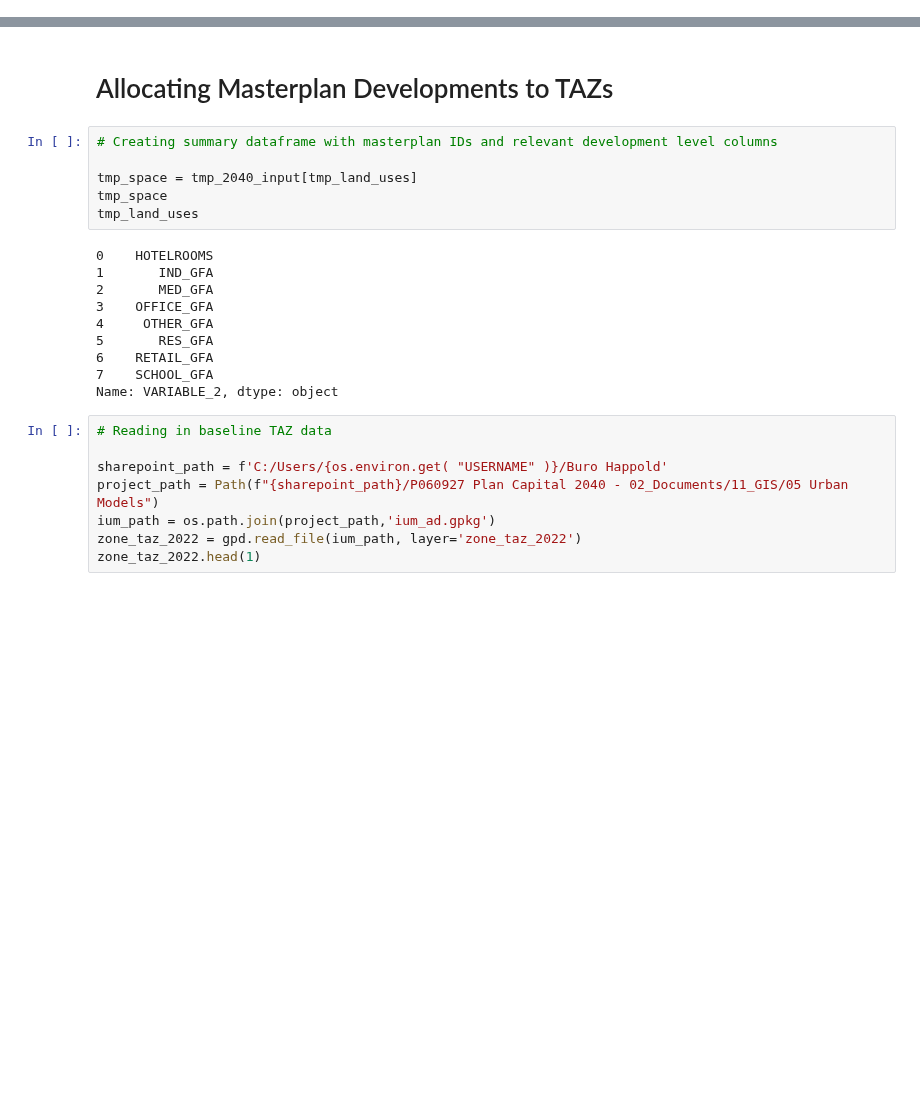
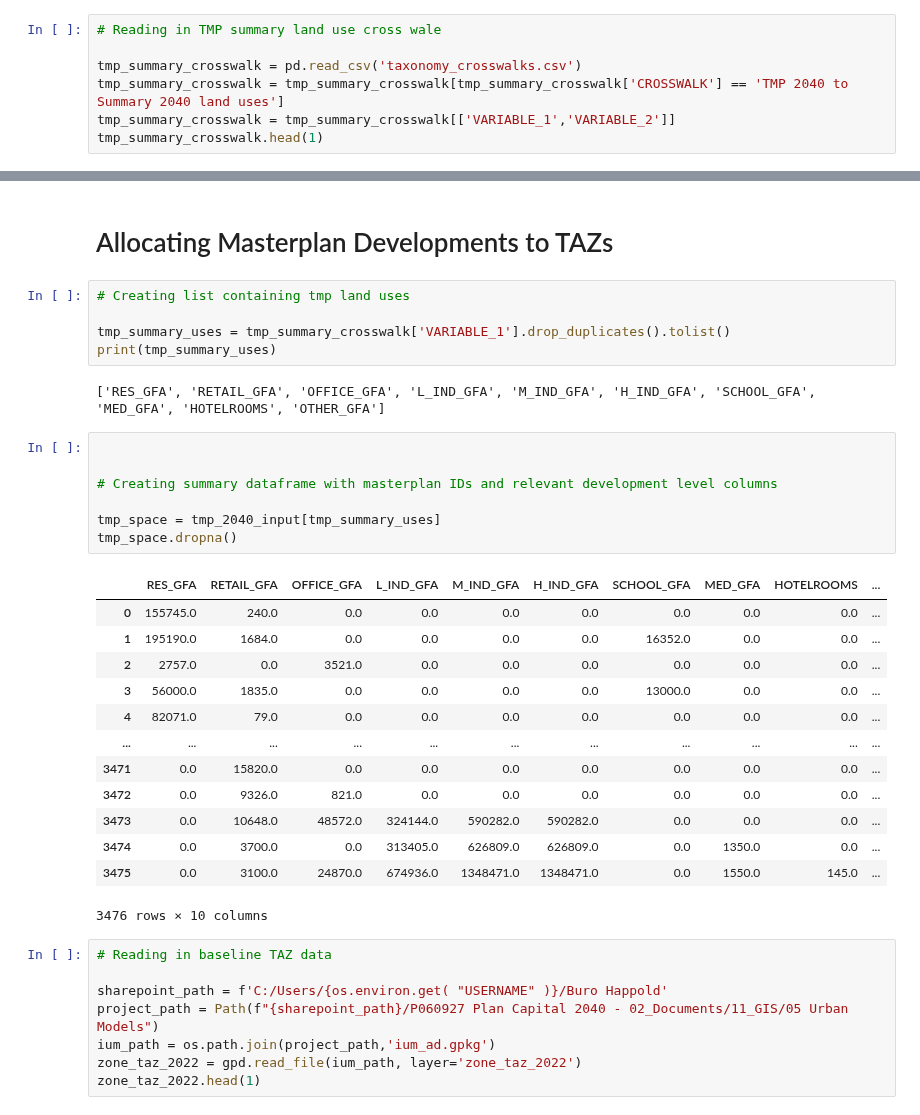
Before and after one commit to BuroHappoldLegacySoup/PlanCapitalLandModel, a Jupyter notebook: Module 1 Masterplan to TAZ Allocation.ipynb, the cells around one changed output, grey strips where cells are left out. Saved outputs shown, nothing was run; the diff lists cells and outputs as text; blank space fills up the shorter version.

```diff
--- a/Module 1 Masterplan to TAZ Allocation.ipynb
+++ b/Module 1 Masterplan to TAZ Allocation.ipynb
@@ -38,3 +38,10 @@ land_use_crosswalk.head(1)
 # %% [output]
 |  | VARIABLE_1 | VARIABLE_2 |
 | 17 | Residential (GFA) | RES_GFA |
+# %%
+# Reading in TMP summary land use cross wale
+
+tmp_summary_crosswalk = pd.read_csv('taxonomy_crosswalks.csv')
+tmp_summary_crosswalk = tmp_summary_crosswalk[tmp_summary_crosswalk['CROSSWALK'] == 'TMP 2040 to Summary 2040 land uses']
+tmp_summary_crosswalk = tmp_summary_crosswalk[['VARIABLE_1','VARIABLE_2']]
+tmp_summary_crosswalk.head(1)
@@ -107,22 +116,34 @@ mp_to_tmp_space.head(1)
 | 0 | 10005 | HOTELROOMS | 0.0 |
 # %% [markdown]
 # Allocating Masterplan Developments to TAZs
+# %%
+# Creating list containing tmp land uses
+
+tmp_summary_uses = tmp_summary_crosswalk['VARIABLE_1'].drop_duplicates().tolist()
+print(tmp_summary_uses)
+# %% [output]
+['RES_GFA', 'RETAIL_GFA', 'OFFICE_GFA', 'L_IND_GFA', 'M_IND_GFA', 'H_IND_GFA', 'SCHOOL_GFA', 'MED_GFA', 'HOTELROOMS', 'OTHER_GFA']
 # %%
+
+
 # Creating summary dataframe with masterplan IDs and relevant development level columns
 
-tmp_space = tmp_2040_input[tmp_land_uses]
-tmp_space
-tmp_land_uses
+tmp_space = tmp_2040_input[tmp_summary_uses]
+tmp_space.dropna()
 # %% [output]
+|  | RES_GFA | RETAIL_GFA | OFFICE_GFA | L_IND_GFA | M_IND_GFA | H_IND_GFA | SCHOOL_GFA | MED_GFA | HOTELROOMS | ... |
+| 0 | 155745.0 | 240.0 | 0.0 | 0.0 | 0.0 | 0.0 | 0.0 | 0.0 | 0.0 | ... |
+| 1 | 195190.0 | 1684.0 | 0.0 | 0.0 | 0.0 | 0.0 | 16352.0 | 0.0 | 0.0 | ... |
+| 2 | 2757.0 | 0.0 | 3521.0 | 0.0 | 0.0 | 0.0 | 0.0 | 0.0 | 0.0 | ... |
+| 3 | 56000.0 | 1835.0 | 0.0 | 0.0 | 0.0 | 0.0 | 13000.0 | 0.0 | 0.0 | ... |
+| 4 | 82071.0 | 79.0 | 0.0 | 0.0 | 0.0 | 0.0 | 0.0 | 0.0 | 0.0 | ... |
+| ... | ... | ... | ... | ... | ... | ... | ... | ... | ... | ... |
+| 3471 | 0.0 | 15820.0 | 0.0 | 0.0 | 0.0 | 0.0 | 0.0 | 0.0 | 0.0 | ... |
+| 3472 | 0.0 | 9326.0 | 821.0 | 0.0 | 0.0 | 0.0 | 0.0 | 0.0 | 0.0 | ... |
+| 3473 | 0.0 | 10648.0 | 48572.0 | 324144.0 | 590282.0 | 590282.0 | 0.0 | 0.0 | 0.0 | ... |
+| 3474 | 0.0 | 3700.0 | 0.0 | 313405.0 | 626809.0 | 626809.0 | 0.0 | 1350.0 | 0.0 | ... |
+| 3475 | 0.0 | 3100.0 | 24870.0 | 674936.0 | 1348471.0 | 1348471.0 | 0.0 | 1550.0 | 145.0 | ... |
-0    HOTELROOMS
-1       IND_GFA
-2       MED_GFA
-3    OFFICE_GFA
-4     OTHER_GFA
-5       RES_GFA
-6    RETAIL_GFA
-7    SCHOOL_GFA
-Name: VARIABLE_2, dtype: object
+3476 rows × 10 columns
 # %%
 # Reading in baseline TAZ data
 
```
Also changed, not shown: parts of 2 cells of this notebook.
